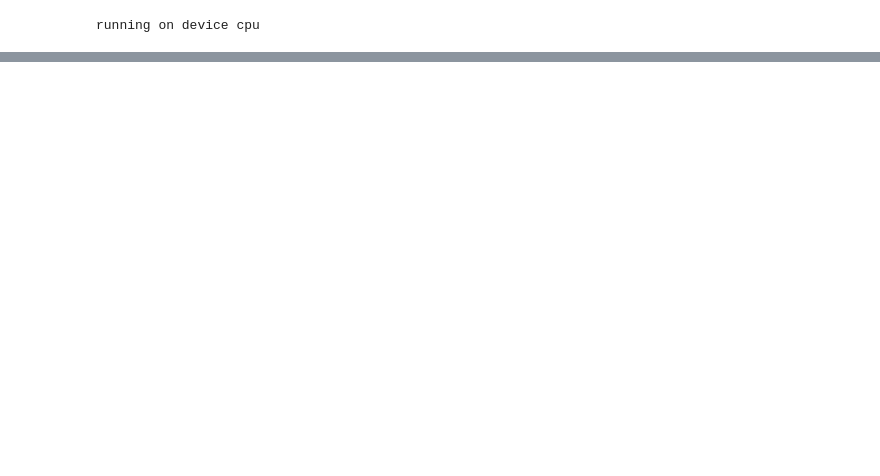
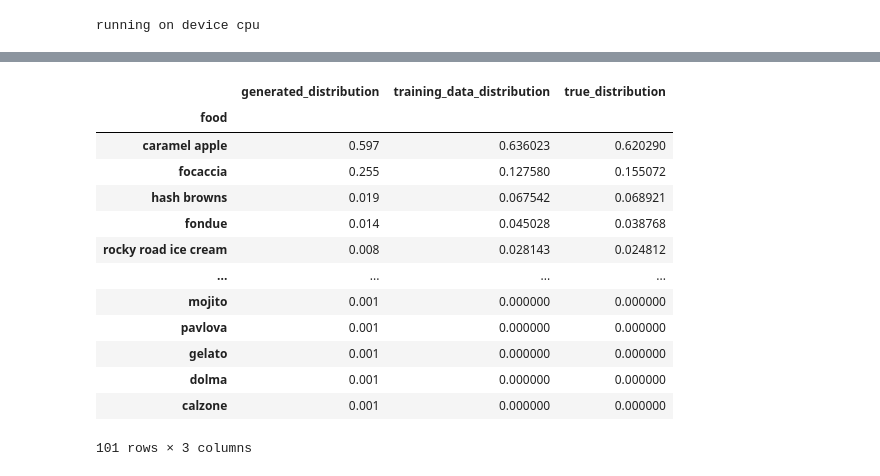
Before and after one commit to LeonPeric/Hallucination-Calibration, a Jupyter notebook: testing.ipynb, the cells around one changed output, grey strips where cells are left out. Cells and saved outputs as stored; diff of their text form; code cells hidden in the pictures; blank space fills up the shorter version.

```diff
--- a/testing.ipynb
+++ b/testing.ipynb
@@ -250,0 +357,17 @@ wrong / all 0.0815
+# %%
+comparison_df
+# %% [output]
+|  | generated_distribution | training_data_distribution | true_distribution |
+| food |  |  |  |
+| caramel apple | 0.597 | 0.636023 | 0.620290 |
+| focaccia | 0.255 | 0.127580 | 0.155072 |
+| hash browns | 0.019 | 0.067542 | 0.068921 |
+| fondue | 0.014 | 0.045028 | 0.038768 |
+| rocky road ice cream | 0.008 | 0.028143 | 0.024812 |
+| ... | ... | ... | ... |
+| mojito | 0.001 | 0.000000 | 0.000000 |
+| pavlova | 0.001 | 0.000000 | 0.000000 |
+| gelato | 0.001 | 0.000000 | 0.000000 |
+| dolma | 0.001 | 0.000000 | 0.000000 |
+| calzone | 0.001 | 0.000000 | 0.000000 |
+101 rows × 3 columns
```
Also changed, not shown: parts of 32 cells of this notebook, 4 other files.
